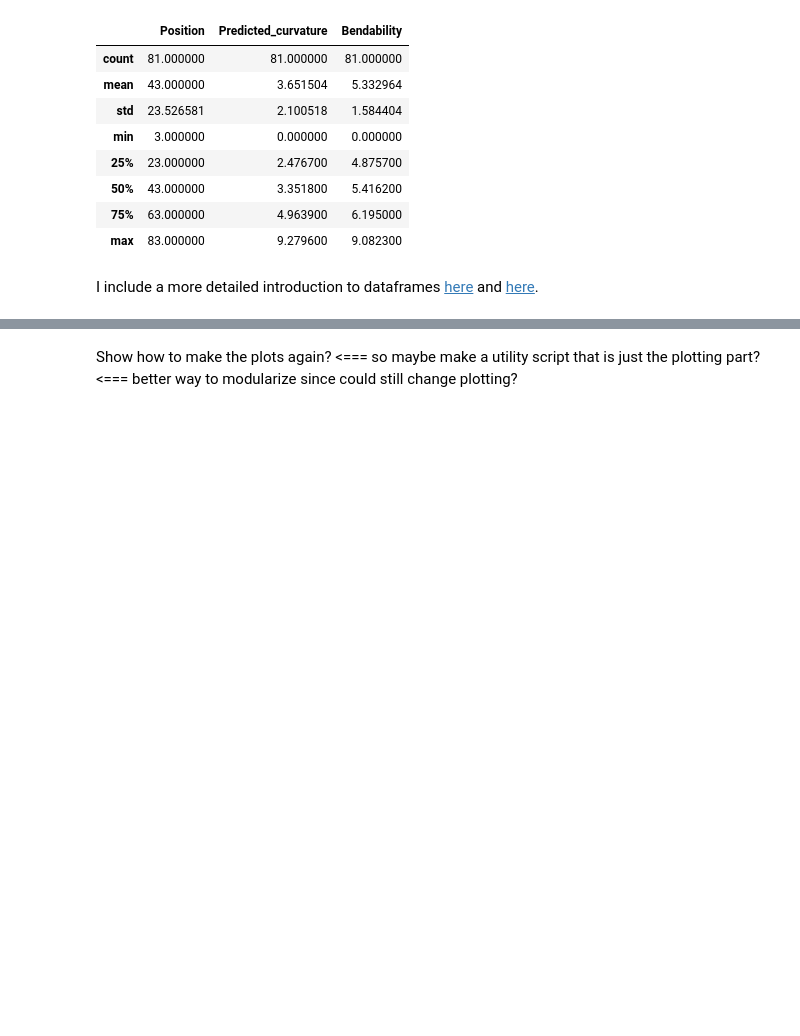
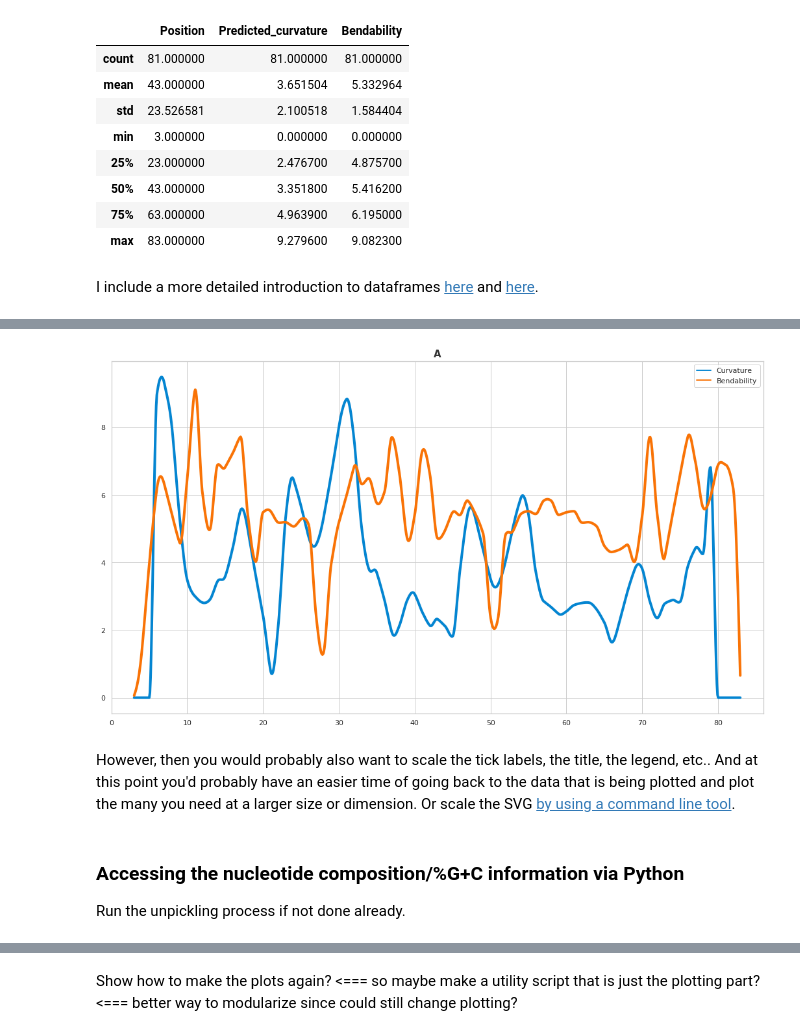
Before and after one commit to fomightez/bendit-binder, a Jupyter notebook: Accessing_and_reviewing_the_bendit_results.ipynb, the cells around one changed output, grey strips where cells are left out. Drawn from its saved outputs; the diff is of its cells as text; code cells hidden in the pictures; blank space fills up the shorter version.

```diff
--- a/Accessing_and_reviewing_the_bendit_results.ipynb
+++ b/Accessing_and_reviewing_the_bendit_results.ipynb
@@ -277,0 +356,11 @@ I include a more detailed introduction to dataframes [here](https://nbviewer.jup
+# %%
+#scale linewidth up based on https://stackoverflow.com/a/48547567/8508004
+lines = plot_a.axes[0].lines #getting axes from a figure based on https://stackoverflow.com/a/24107230/8508004 ;
+# note that it is a list of them and what we want is in the first
+for line in lines:
+    line.set_linewidth(4)
+plot_a
+# %% [output]
+[figure, added]
+# %% [markdown]
+However, then you would probably also want to scale the tick labels, the title, the legend, etc.. And at this point you'd probably have an easier time of going back to the data that is being plotted and plot the many you need at a larger size or dimension. Or scale the SVG [by using a command line tool](http://www.imagemagick.org/discourse-server/viewtopic.php?t=23979).
@@ -277,0 +369,4 @@ I include a more detailed introduction to dataframes [here](https://nbviewer.jup
+# %% [markdown]
+### Accessing the nucleotide composition/%G+C information via Python
+
+Run the unpickling process if not done already.
```
Also changed, not shown: parts of 29 cells of this notebook.
